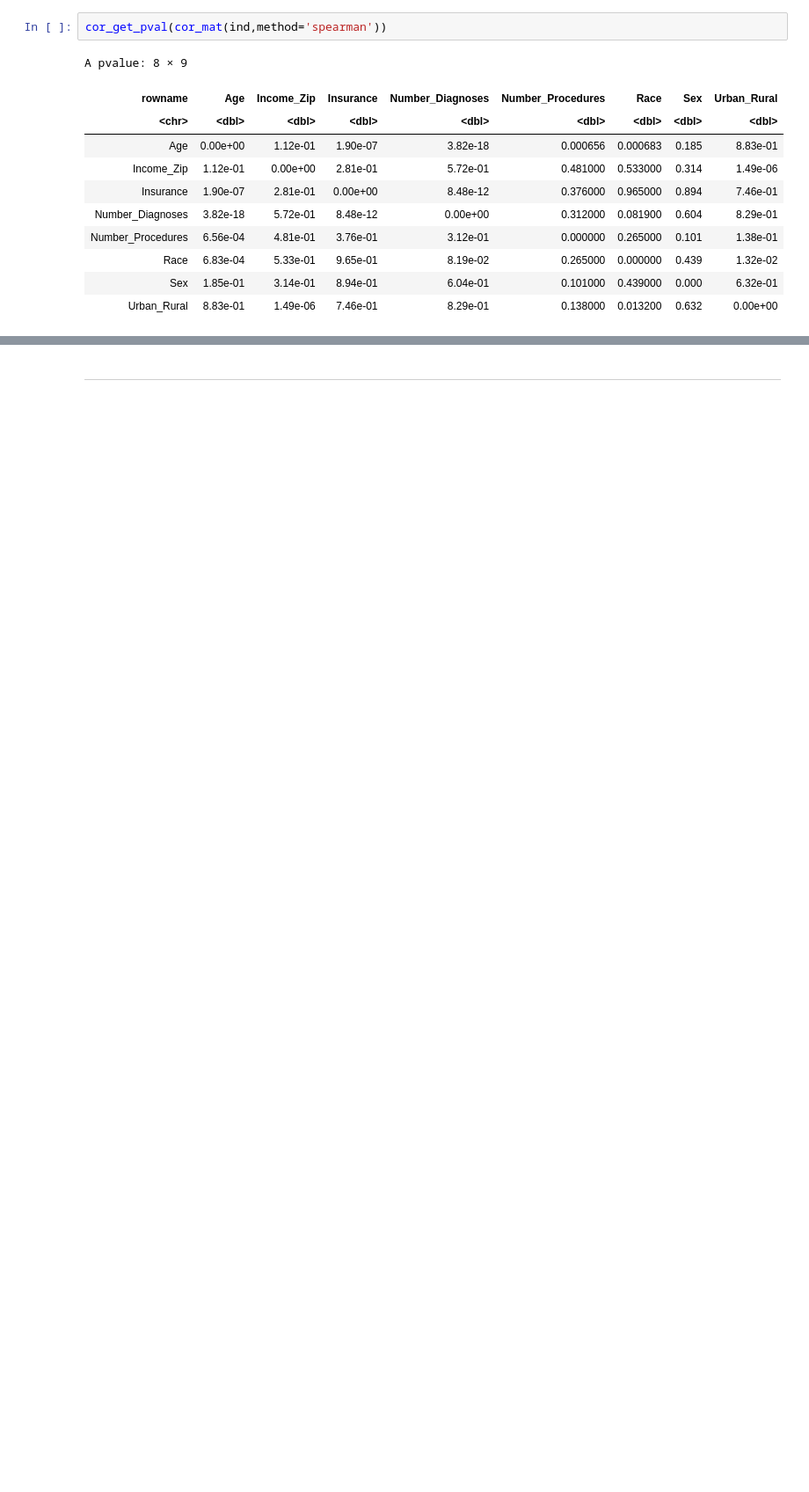
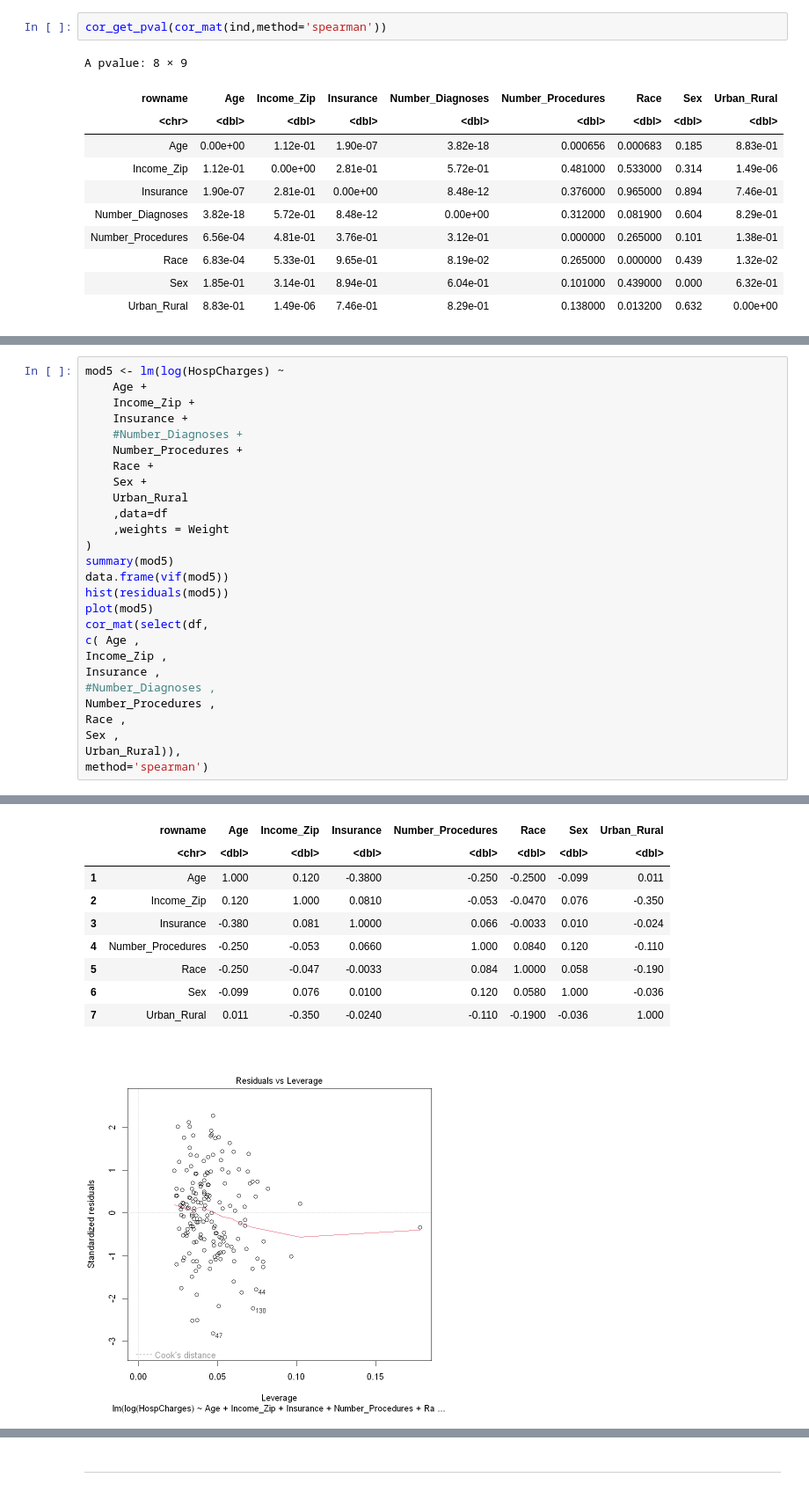
Before and after one commit to tyg3rr/HM878-Biostats, a Jupyter notebook: Problem Set 3 Assumption Violations .ipynb, the cells around one changed output, grey strips where cells are left out. Shown at 88% size. Drawn from its saved outputs; the diff is of its cells as text; blank space fills up the shorter version.

```diff
--- a/Problem Set 3 Assumption Violations .ipynb
+++ b/Problem Set 3 Assumption Violations .ipynb
@@ -671,0 +444,28 @@ cor_mat(select(df, c(
+# %%
+mod5 <- lm(log(HospCharges) ~
+    Age +
+    Income_Zip +
+    Insurance +
+    #Number_Diagnoses +
+    Number_Procedures +
+    Race +
+    Sex +
+    Urban_Rural
+    ,data=df
+    ,weights = Weight
+)
+summary(mod5)
+data.frame(vif(mod5))
+hist(residuals(mod5))
+plot(mod5)
+cor_mat(select(df,
+c( Age ,
+Income_Zip ,
+Insurance ,
+#Number_Diagnoses ,
+Number_Procedures ,
+Race ,
+Sex ,
+Urban_Rural)),
+method='spearman')
+# %% [output]
@@ -671,0 +504,10 @@ cor_mat(select(df, c(
+|  | rowname | Age | Income_Zip | Insurance | Number_Procedures | Race | Sex | Urban_Rural |
+|  | <chr> | <dbl> | <dbl> | <dbl> | <dbl> | <dbl> | <dbl> | <dbl> |
+| 1 | Age | 1.000 | 0.120 | -0.3800 | -0.250 | -0.2500 | -0.099 | 0.011 |
+| 2 | Income_Zip | 0.120 | 1.000 | 0.0810 | -0.053 | -0.0470 | 0.076 | -0.350 |
+| 3 | Insurance | -0.380 | 0.081 | 1.0000 | 0.066 | -0.0033 | 0.010 | -0.024 |
+| 4 | Number_Procedures | -0.250 | -0.053 | 0.0660 | 1.000 | 0.0840 | 0.120 | -0.110 |
+| 5 | Race | -0.250 | -0.047 | -0.0033 | 0.084 | 1.0000 | 0.058 | -0.190 |
+| 6 | Sex | -0.099 | 0.076 | 0.0100 | 0.120 | 0.0580 | 1.000 | -0.036 |
+| 7 | Urban_Rural | 0.011 | -0.350 | -0.0240 | -0.110 | -0.1900 | -0.036 | 1.000 |
+[figure, added]
```
Also changed, not shown: parts of 82 cells of this notebook.
